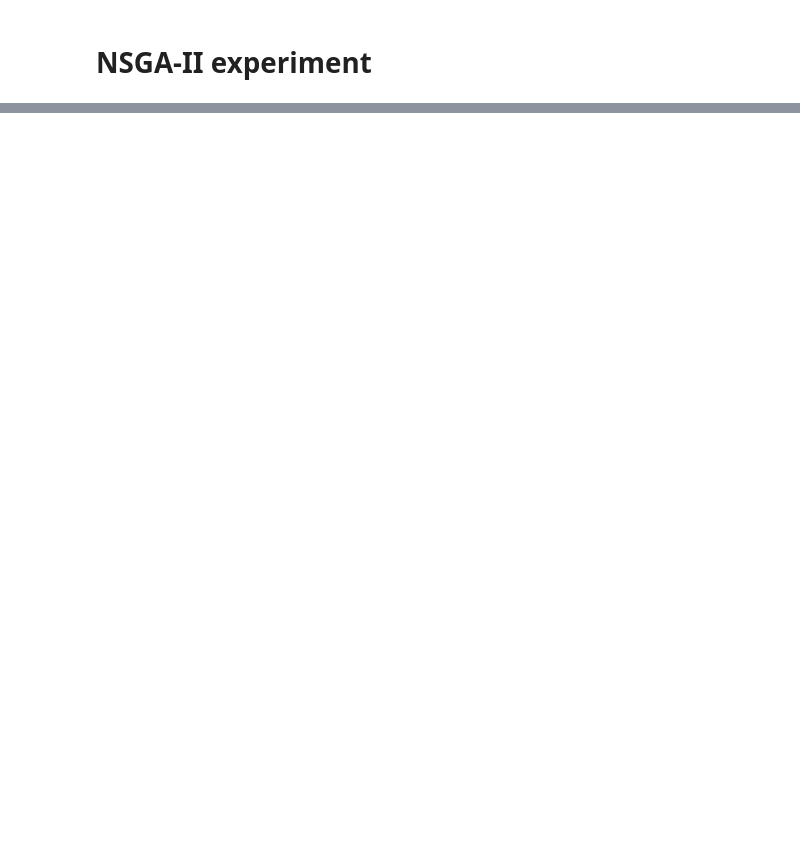
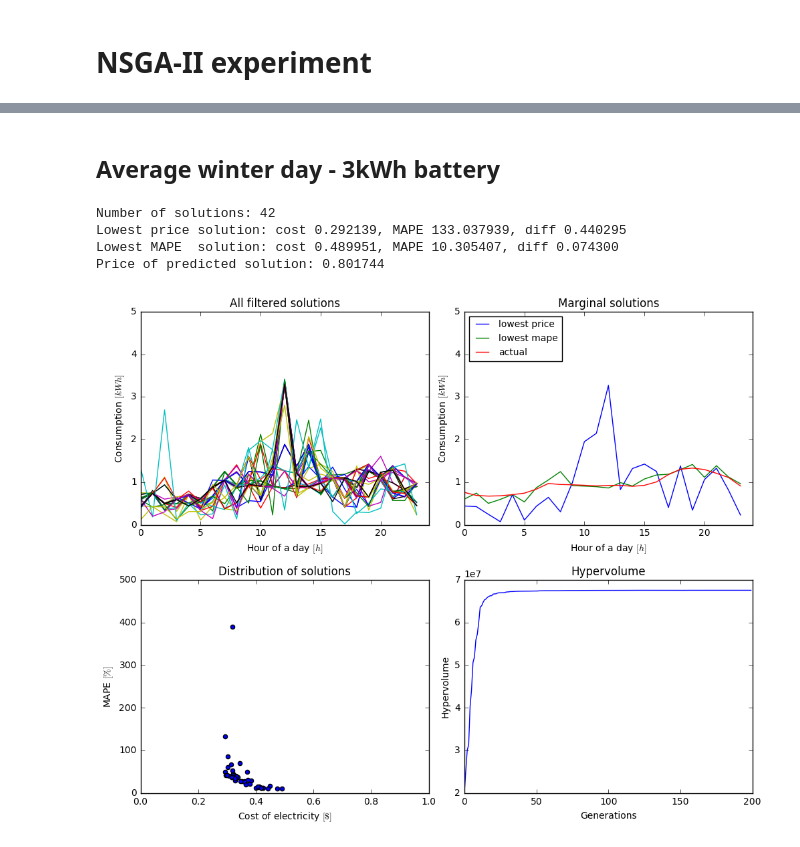
Before and after one commit to Jarino/energy-recommender, a Jupyter notebook: NSGA-II experiment.ipynb, the cells around one changed output, grey strips where cells are left out. Saved outputs shown, nothing was run; the diff lists cells and outputs as text; code cells hidden in the pictures; blank space fills up the shorter version.

```diff
--- a/NSGA-II experiment.ipynb
+++ b/NSGA-II experiment.ipynb
@@ -95,0 +136,10 @@ Final population hypervolume is 1049.184859
+# %% [markdown]
+## Average winter day - 3kWh battery
+# %%
+filter_and_visualize_results(pop_b_3, toolbox_b_3, logbook_b_3, actual, mape=500)
+# %% [output]
+Number of solutions: 42
+Lowest price solution: cost 0.292139, MAPE 133.037939, diff 0.440295
+Lowest MAPE  solution: cost 0.489951, MAPE 10.305407, diff 0.074300
+Price of predicted solution: 0.801744
+[figure, added]
```
Also changed, not shown: parts of 27 cells of this notebook, 2 other files.
